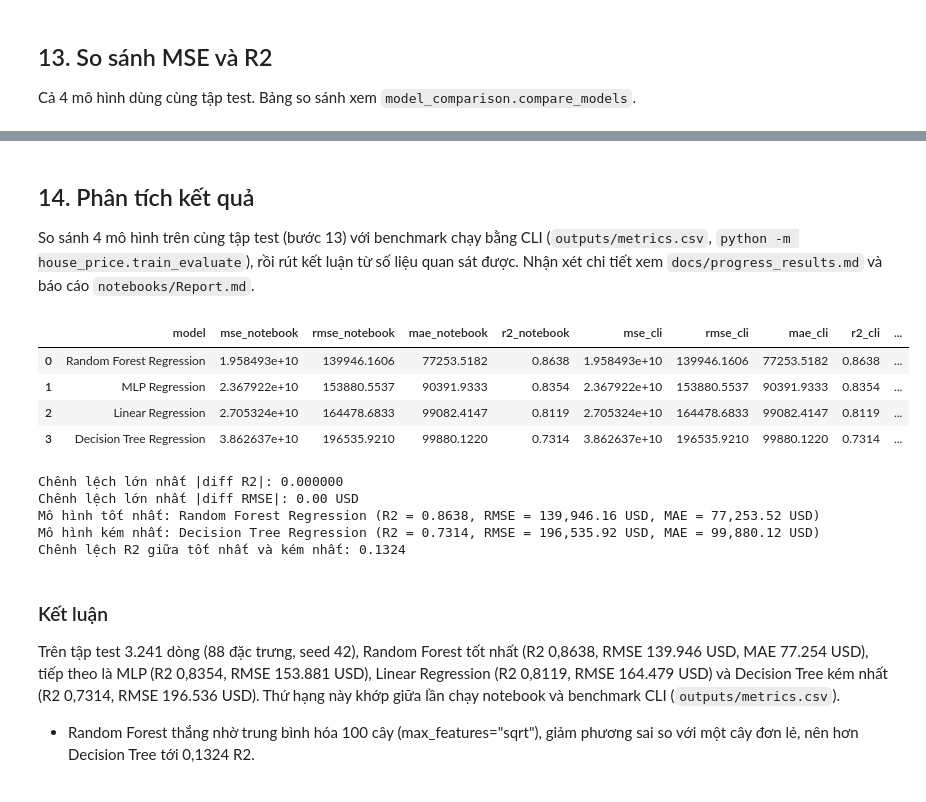
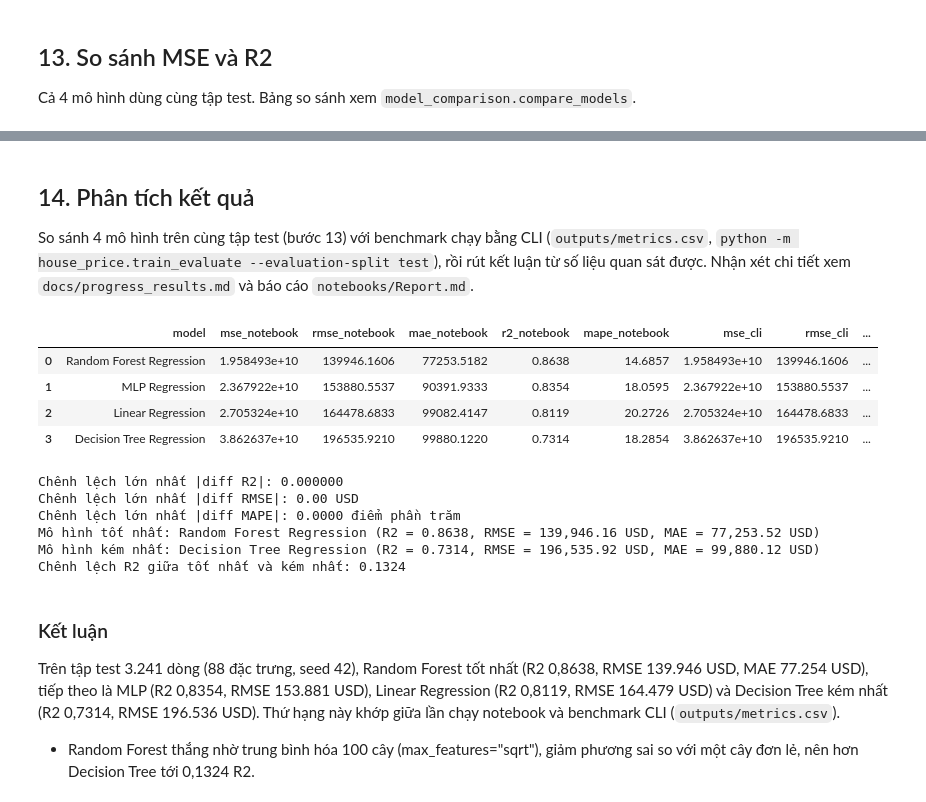
Before and after one commit to ThanhHuyMLE/Project_MachineLearning_Group5, a Jupyter notebook: notebooks/practice_04_mlp_regression.ipynb, the cells around one changed output, grey strips where cells are left out. Saved outputs shown, nothing was run; the diff lists cells and outputs as text; code cells hidden in the pictures.

```diff
--- a/notebooks/practice_04_mlp_regression.ipynb
+++ b/notebooks/practice_04_mlp_regression.ipynb
@@ -727,41 +765,43 @@ print(f"Đã lưu {REPO_ROOT / 'outputs' / 'metrics_notebook.csv'}")
 # %% [markdown]
 ## 14. Phân tích kết quả
 
-So sánh 4 mô hình trên cùng tập test (bước 13) với benchmark chạy bằng CLI (`outputs/metrics.csv`, `python -m house_price.train_evaluate`), rồi rút kết luận từ số liệu quan sát được. Nhận xét chi tiết xem `docs/progress_results.md` và báo cáo `notebooks/Report.md`.
+So sánh 4 mô hình trên cùng tập test (bước 13) với benchmark chạy bằng CLI (`outputs/metrics.csv`, `python -m house_price.train_evaluate --evaluation-split test`), rồi rút kết luận từ số liệu quan sát được. Nhận xét chi tiết xem `docs/progress_results.md` và báo cáo `notebooks/Report.md`.
 # %%
 # Đối chiếu kết quả notebook với benchmark CLI (outputs/metrics.csv).
 cli_path = REPO_ROOT / "outputs" / "metrics.csv"
 if cli_path.is_file():
     cli_df = pd.read_csv(cli_path)
     merged = comparison_df.merge(cli_df, on="model", suffixes=("_notebook", "_cli"))
-    for col in ("mse", "rmse", "mae", "r2"):
+    for col in ("mse", "rmse", "mae", "r2", "mape"):
         merged[f"diff_{col}"] = merged[f"{col}_notebook"] - merged[f"{col}_cli"]
     display(merged.round(4))
     print("Chênh lệch lớn nhất |diff R2|:", f"{merged['diff_r2'].abs().max():.6f}")
     print("Chênh lệch lớn nhất |diff RMSE|:", f"{merged['diff_rmse'].abs().max():,.2f} USD")
+    print("Chênh lệch lớn nhất |diff MAPE|:", f"{merged['diff_mape'].abs().max():.4f} điểm phần trăm")
 else:
     print(f"Không tìm thấy benchmark CLI tại {cli_path}, chỉ dùng kết quả notebook.")
 
 ranked = comparison_df.sort_values("r2", ascending=False).reset_index(drop=True)
 best = ranked.iloc[0]
 worst = ranked.iloc[-1]
 print(
     f"Mô hình tốt nhất: {best['model']} (R2 = {best['r2']:.4f}, "
     f"RMSE = {best['rmse']:,.2f} USD, MAE = {best['mae']:,.2f} USD)"
 )
 print(
     f"Mô hình kém nhất: {worst['model']} (R2 = {worst['r2']:.4f}, "
     f"RMSE = {worst['rmse']:,.2f} USD, MAE = {worst['mae']:,.2f} USD)"
 )
 print(f"Chênh lệch R2 giữa tốt nhất và kém nhất: {best['r2'] - worst['r2']:.4f}")
 # %% [output]
-|  | model | mse_notebook | rmse_notebook | mae_notebook | r2_notebook | mse_cli | rmse_cli | mae_cli | r2_cli | ... |
-| 0 | Random Forest Regression | 1.958493e+10 | 139946.1606 | 77253.5182 | 0.8638 | 1.958493e+10 | 139946.1606 | 77253.5182 | 0.8638 | ... |
-| 1 | MLP Regression | 2.367922e+10 | 153880.5537 | 90391.9333 | 0.8354 | 2.367922e+10 | 153880.5537 | 90391.9333 | 0.8354 | ... |
-| 2 | Linear Regression | 2.705324e+10 | 164478.6833 | 99082.4147 | 0.8119 | 2.705324e+10 | 164478.6833 | 99082.4147 | 0.8119 | ... |
-| 3 | Decision Tree Regression | 3.862637e+10 | 196535.9210 | 99880.1220 | 0.7314 | 3.862637e+10 | 196535.9210 | 99880.1220 | 0.7314 | ... |
+|  | model | mse_notebook | rmse_notebook | mae_notebook | r2_notebook | mape_notebook | mse_cli | rmse_cli | ... |
+| 0 | Random Forest Regression | 1.958493e+10 | 139946.1606 | 77253.5182 | 0.8638 | 14.6857 | 1.958493e+10 | 139946.1606 | ... |
+| 1 | MLP Regression | 2.367922e+10 | 153880.5537 | 90391.9333 | 0.8354 | 18.0595 | 2.367922e+10 | 153880.5537 | ... |
+| 2 | Linear Regression | 2.705324e+10 | 164478.6833 | 99082.4147 | 0.8119 | 20.2726 | 2.705324e+10 | 164478.6833 | ... |
+| 3 | Decision Tree Regression | 3.862637e+10 | 196535.9210 | 99880.1220 | 0.7314 | 18.2854 | 3.862637e+10 | 196535.9210 | ... |
 Chênh lệch lớn nhất |diff R2|: 0.000000
 Chênh lệch lớn nhất |diff RMSE|: 0.00 USD
+Chênh lệch lớn nhất |diff MAPE|: 0.0000 điểm phần trăm
 Mô hình tốt nhất: Random Forest Regression (R2 = 0.8638, RMSE = 139,946.16 USD, MAE = 77,253.52 USD)
 Mô hình kém nhất: Decision Tree Regression (R2 = 0.7314, RMSE = 196,535.92 USD, MAE = 99,880.12 USD)
 Chênh lệch R2 giữa tốt nhất và kém nhất: 0.1324
```
Also changed, not shown: parts of 6 cells of this notebook, 17 other files.
